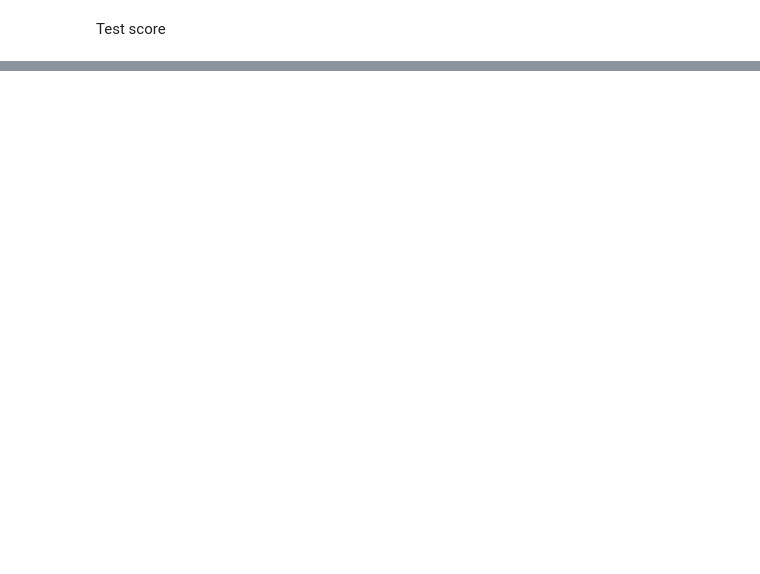
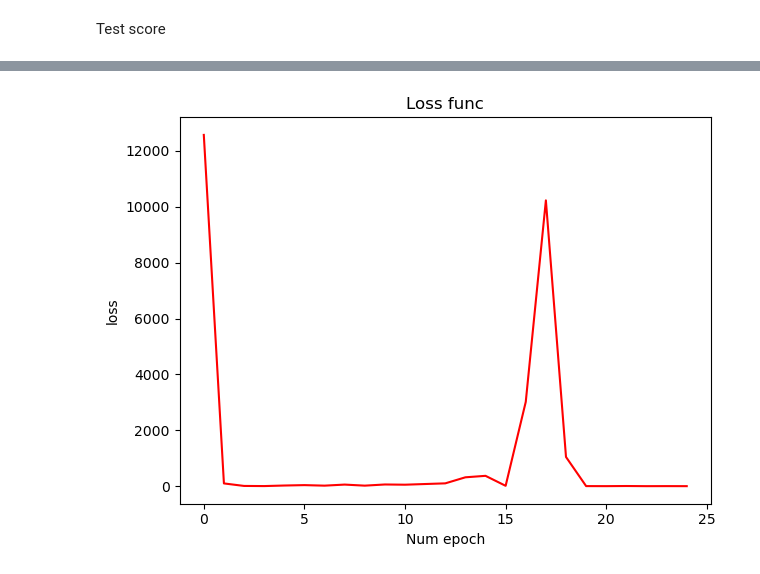
Before and after one commit to Filip-GG/TAU, a Jupyter notebook: 3/main.ipynb, the cells around one changed output, grey strips where cells are left out. Saved outputs shown, nothing was run; the diff lists cells and outputs as text; code cells hidden in the pictures; blank space fills up the shorter version.

```diff
--- a/3/main.ipynb
+++ b/3/main.ipynb
@@ -197,0 +260,17 @@ Test score: 0.10127239227294922
+# %%
+class Net_2(nn.Module):
+    def __init__(self):
+        super(Net_2, self).__init__()
+        self.pipe = nn.Sequential(
+            nn.Linear(2, 50),
+            nn.ReLU(),
+            nn.Linear(50, 1)
+        )
+
+
+    def forward(self, x):
+        x = self.pipe(x)
+        return x
+# %%
+model_2 = Net_2()
+model_2.to(device)
@@ -197,0 +285,24 @@ Test score: 0.10127239227294922
+# %%
+optimizer = torch.optim.Adam(model_2.parameters(), lr=1e-2)
+criterion = nn.MSELoss()
+# %%
+stats = train(
+    model_2,
+    dataloader_val,
+    dataloader_train,
+    optimizer,
+    criterion,
+    25
+    )
+# %%
+plt.title('Loss func')
+plt.xlabel('Num epoch')
+plt.ylabel('loss')
+
+plt.plot(stats['loss_func'], 'r')
+
+plt.tight_layout()
+
+plt.show()
+# %% [output]
+[figure, added]
```
Also changed, not shown: parts of 16 cells of this notebook, 5 other files.
